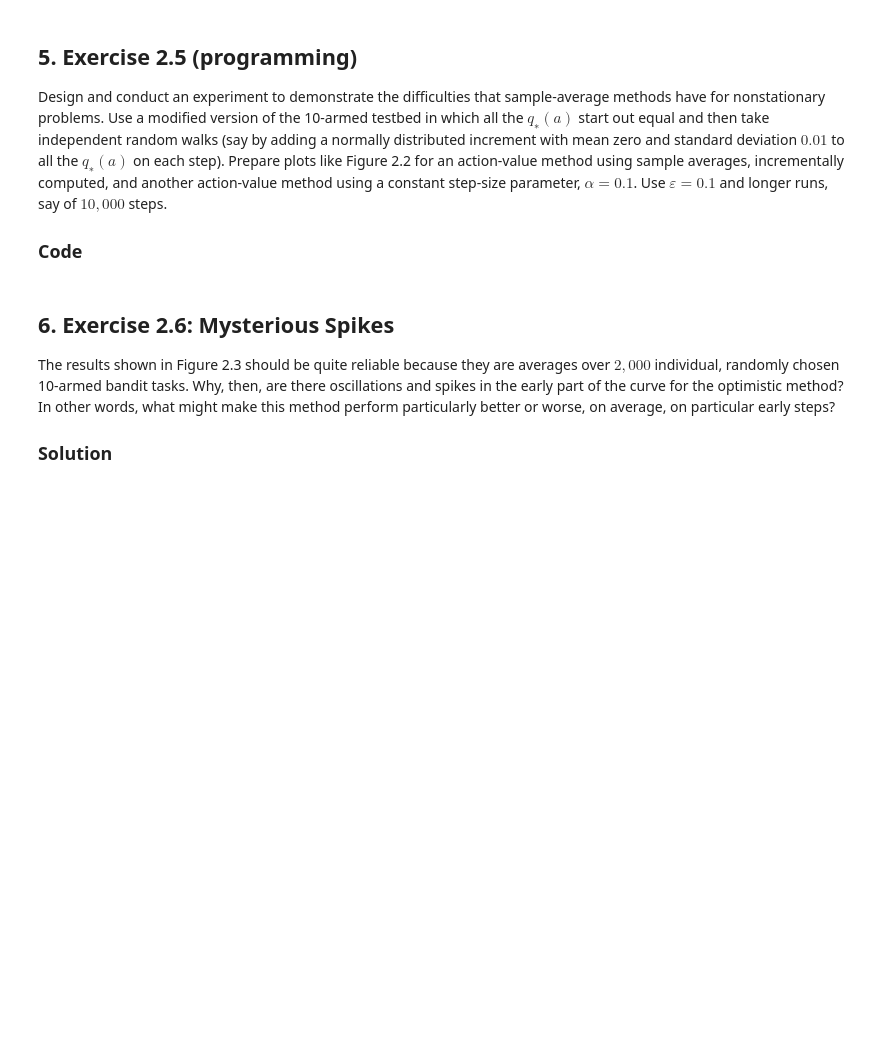
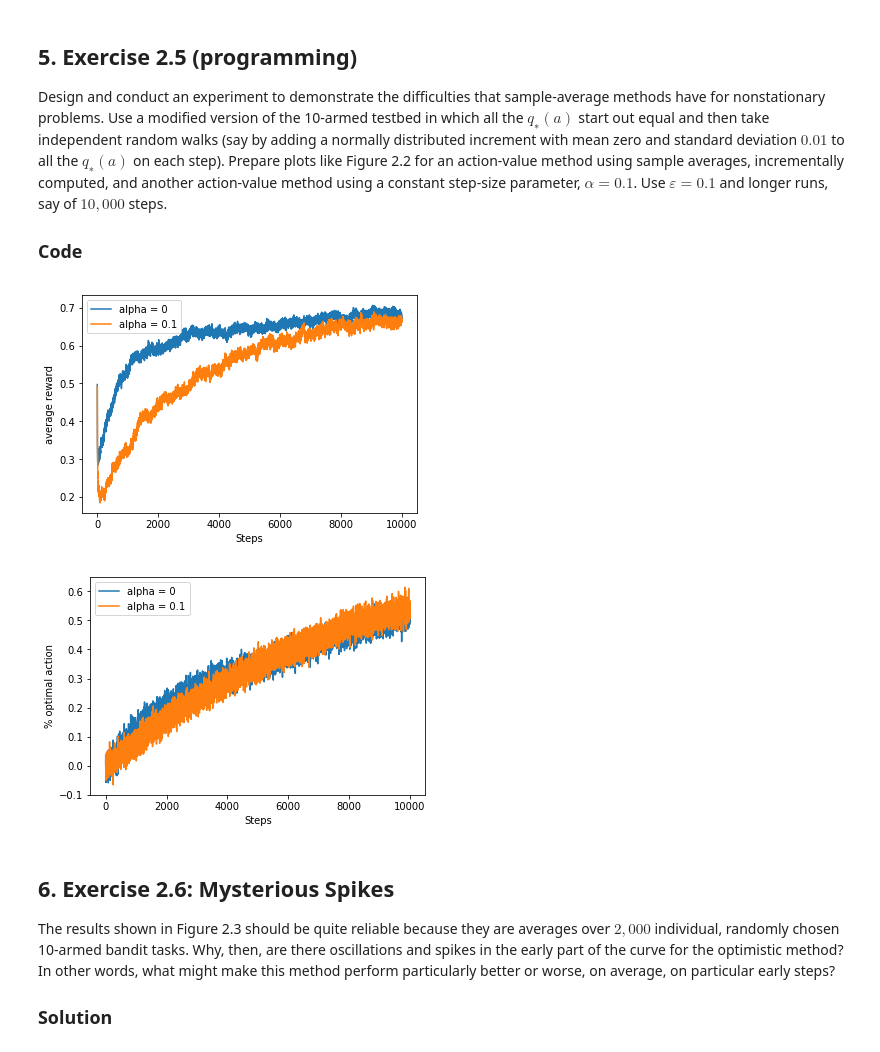
Before and after one commit to dominhhai/rl-intro, a Jupyter notebook: chap2-solutions.ipynb, the cells around one changed output. Cells and saved outputs as stored; diff of their text form; code cells hidden in the pictures; blank space fills up the shorter version.

```diff
--- a/chap2-solutions.ipynb
+++ b/chap2-solutions.ipynb
@@ -35,6 +45,79 @@ $$Q_{n+1}=(1-\alpha)^nQ_1+\sum_{i=1}^n \alpha(1-\alpha)^{n-i}R_i ~~~, (2.6)$$
 Design and conduct an experiment to demonstrate the difficulties that sample-average methods have for nonstationary problems. Use a modified version of the 10-armed testbed in which all the $q_∗(a)$ start out equal and then take independent random walks (say by adding a normally distributed increment with mean zero and standard deviation $0.01$ to all the $q_∗(a)$ on each step). Prepare plots like Figure 2.2 for an action-value method using sample averages, incrementally computed, and another action-value method using a constant step-size parameter, $α = 0.1$. Use $ε = 0.1$ and longer runs, say of $10,000$ steps.
 
 ### Code
+# %%
+from __future__ import print_function
+import matplotlib.pyplot as plt
+import numpy as np
+
+class Bandit:
+    def __init__(self, kArm=10, randWalkVariance=1e-2, epsilon=0.1, alpha=0.1):
+        self.kArm = kArm
+        self.randWalkVariance = randWalkVariance
+        self.epsilon = epsilon
+        self.alpha = alpha
+
+        self.qTrue = np.zeros(self.kArm)
+        self.qEst = np.zeros(self.kArm)
+        self.actCnt = np.zeros(self.kArm)
+
+    def getOptimalAction(self):
+        return np.argmax(self.qTrue)
+
+    def selectAction(self):
+        # select an action
+        action = 0
+        if np.random.binomial(1, self.epsilon) == 1:
+            action = np.random.choice(self.kArm)
+        else:
+            action = np.argmax(self.qEst)
+        # random walks
+        self.qTrue[action] += self.randWalkVariance * np.random.randn()
+        # get reward
+        reward = np.random.randn() + self.qTrue[action]
+        # estimate Q
+        stepSize = self.alpha
+        if stepSize == 0:
+            self.actCnt[action] += 1
+            stepSize = 1.0 / self.actCnt[action]
+
+        self.qEst[action] += stepSize * (reward - self.qEst[action])
+
+        return  action, reward
+
+def run(nBandits=2000, time=10000, epsilon=0.1, alphas=[]):
+    optimalActions = [np.zeros(time, dtype='float') for _ in range(0, len(alphas))]
+    averageRewards = [np.zeros(time, dtype='float') for _ in range(0, len(alphas))]
+    for idx, alpha in enumerate(alphas):
+        totalOptimalAction = 0
+        totalReward = 0
+        for _ in range(0, nBandits):
+            bandit = Bandit(epsilon=epsilon, alpha=alpha)
+            for t in range(0, time):
+                action, reward = bandit.selectAction()
+                averageRewards[idx][t] += reward
+                if action == bandit.getOptimalAction():
+                    optimalActions[idx][t] += 1
+        # get average
+        optimalActions[idx] /= nBandits
+        averageRewards[idx] /= nBandits
+
+    return optimalActions, averageRewards
+
+alphas = [0, 0.1]
+results = run(alphas=alphas)
+for idx, result in enumerate(results):
+    plt.figure()
+    for alpha, data in zip(alphas, result):
+        plt.plot(data, label='alpha = '+str(alpha))
+    plt.xlabel('Steps')
+    plt.ylabel('average reward' if idx == 0 else '% optimal action')
+    plt.legend()
+
+plt.show()
+# %% [output]
+[figure, added]
+[figure, added]
 # %% [markdown]
 ## 6. Exercise 2.6: Mysterious Spikes
 The results shown in Figure 2.3 should be quite reliable because they are averages over $2,000$ individual, randomly chosen 10-armed bandit tasks. Why, then, are there oscillations and spikes in the early part of the curve for the optimistic method? In other words, what might make this method perform particularly better or worse, on average, on particular early steps?
```
Also changed, not shown: parts of 1 cell of this notebook.
